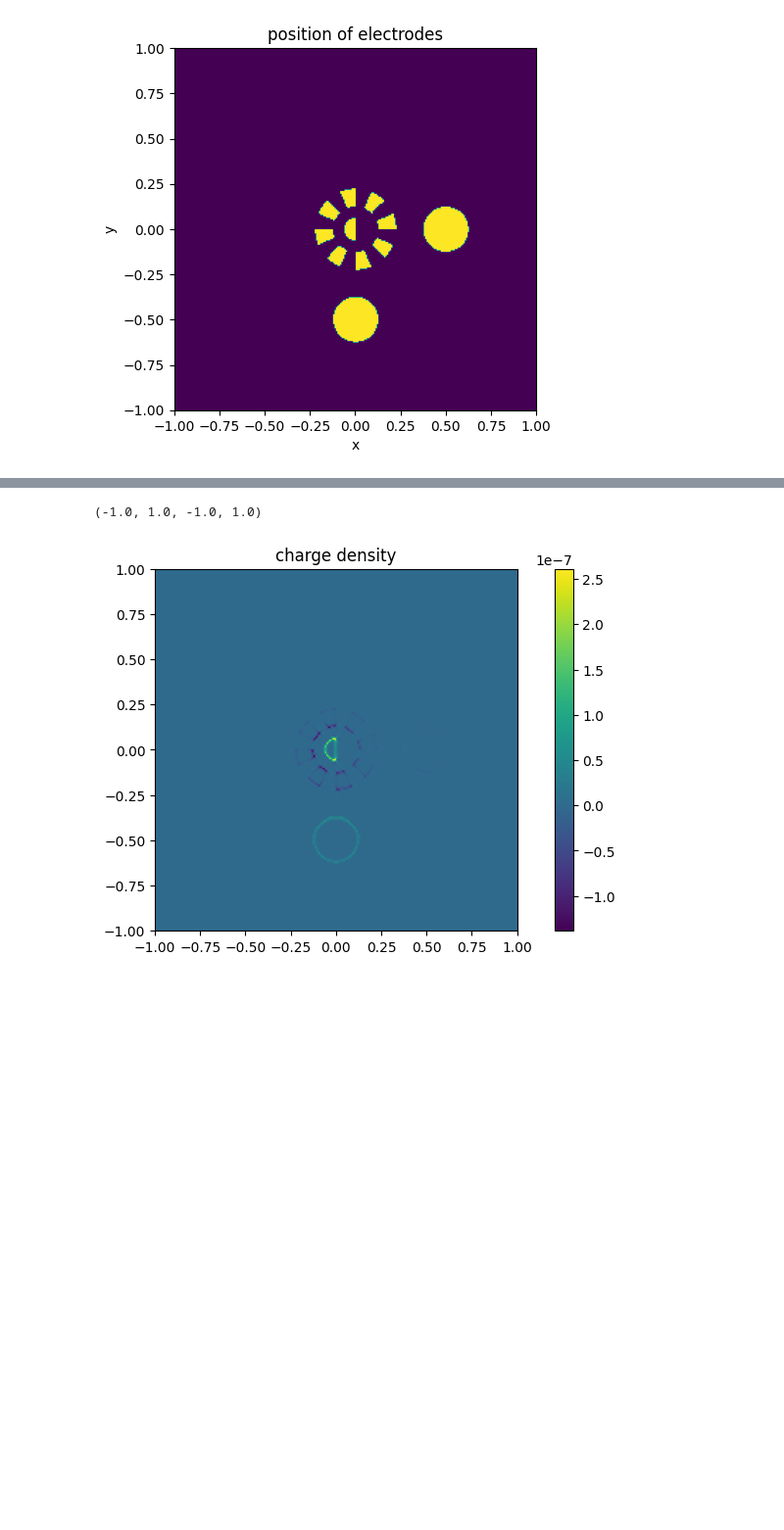
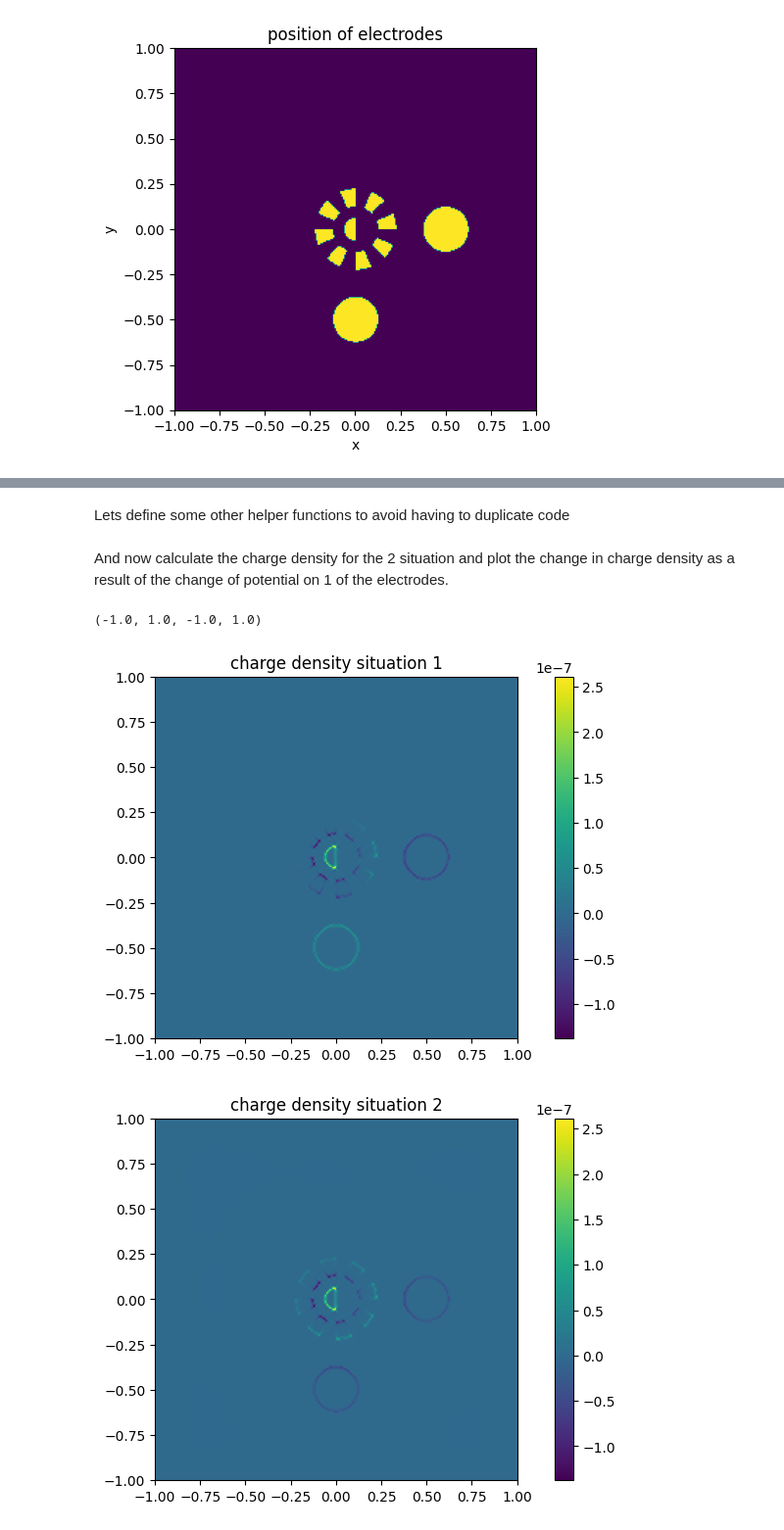
Before and after one commit to joverbee/electromagnetism_course, a Jupyter notebook: shielding.ipynb, the cells around one changed output, grey strips where cells are left out. Shown: that part at 98% size. Saved outputs shown, nothing was run; the diff lists cells and outputs as text; code cells hidden in the pictures; blank space fills up the shorter version.

```diff
--- a/shielding.ipynb
+++ b/shielding.ipynb
@@ -188,15 +227,42 @@ plt.axis('square')
+# %% [markdown]
+Lets define some other helper functions to avoid having to duplicate code
 # %%
-ex,ey=np.gradient(-vn,x,y)
-e=np.sqrt(np.square(ex)+np.square(ey))
-eps0=8.854e-12
-dexdx,dexdy=np.gradient(ex,x,y)
-deydx,deydy=np.gradient(ey,x,y)
-div=dexdx+deydy #apparantly there is no divergence operator in numpy...so we write one ourselves
-rho=eps0*div
-plt.imshow(rho,extent=[-xmax,xmax,-xmax,xmax])
-plt.colorbar()
-plt.title('charge density')
-plt.axis('square')
+def getfield(v,x,y):
+    #E=-grad V
+    ex,ey=np.gradient(-v,x,y)
+    return ex,ey
+def getrho(v,x,y):
+    ex,ey=getfield(v,x,y)
+    #rho=eps0*div E
+    eps0=8.854e-12
+    dexdx,dexdy=np.gradient(ex,x,y)
+    deydx,deydy=np.gradient(ey,x,y)
+    div=dexdx+deydy #apparantly there is no divergence operator in numpy...so we write one ourselves
+    rho=eps0*div
+    return rho
-# %% [output]
-(-1.0, 1.0, -1.0, 1.0)
-[figure, removed]
+# %% [markdown]
+And now calculate the charge density for the 2 situation and plot the change in charge density as a result of the change of potential on 1 of the electrodes.
+# %%
+rho1=getrho(vn1,x,y)
+rho2=getrho(vn2,x,y)
+
+
+plt.figure()
+plt.imshow(rho1,extent=[-xmax,xmax,-xmax,xmax])
+plt.colorbar()
+plt.title('charge density situation 1')
+plt.axis('square')
+plt.figure()
+plt.imshow(rho2,extent=[-xmax,xmax,-xmax,xmax])
+plt.colorbar()
+plt.title('charge density situation 2')
+plt.axis('square')
+plt.figure()
+plt.imshow(rho2-rho1,extent=[-xmax,xmax,-xmax,xmax])
+plt.colorbar()
+plt.title('charge density change when changing V4')
+plt.axis('square')
+# %% [output]
+(-1.0, 1.0, -1.0, 1.0)
+[figure, added]
+[figure, added]
```
Also changed, not shown: parts of 8 cells of this notebook.
